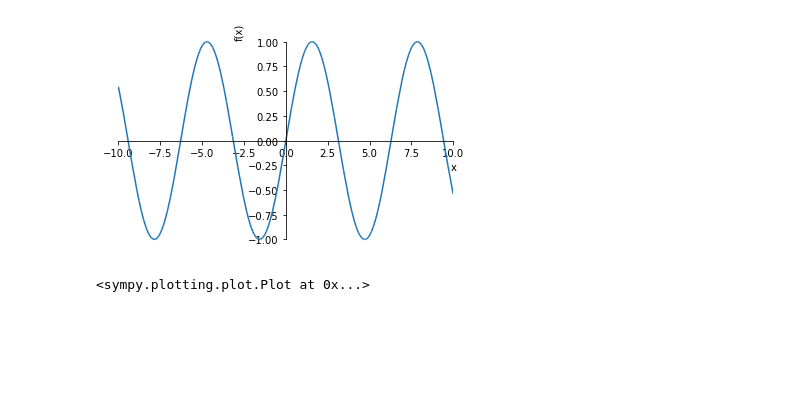
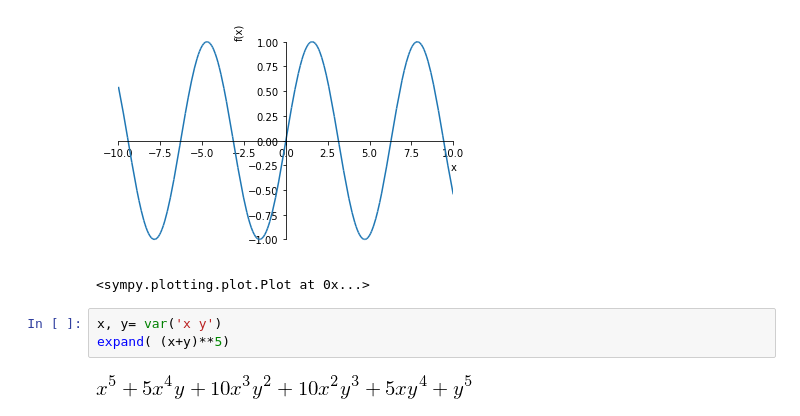
Before and after one commit to homephree/penrose, a Jupyter notebook: 3 - kinds numbers in the physical world/real numbers.ipynb, the cells around one changed output. Cells and saved outputs as stored; diff of their text form; blank space fills up the shorter version.

```diff
--- a/3 - kinds numbers in the physical world/real numbers.ipynb
+++ b/3 - kinds numbers in the physical world/real numbers.ipynb
@@ -53,3 +53,8 @@ plot(sin(x))
 # %% [output]
 [figure]
 <sympy.plotting.plot.Plot at 0x...>
+# %%
+x, y= var('x y')
+expand( (x+y)**5)
+# %% [output]
+[figure, added]
```
Also changed, not shown: 6 other files.
